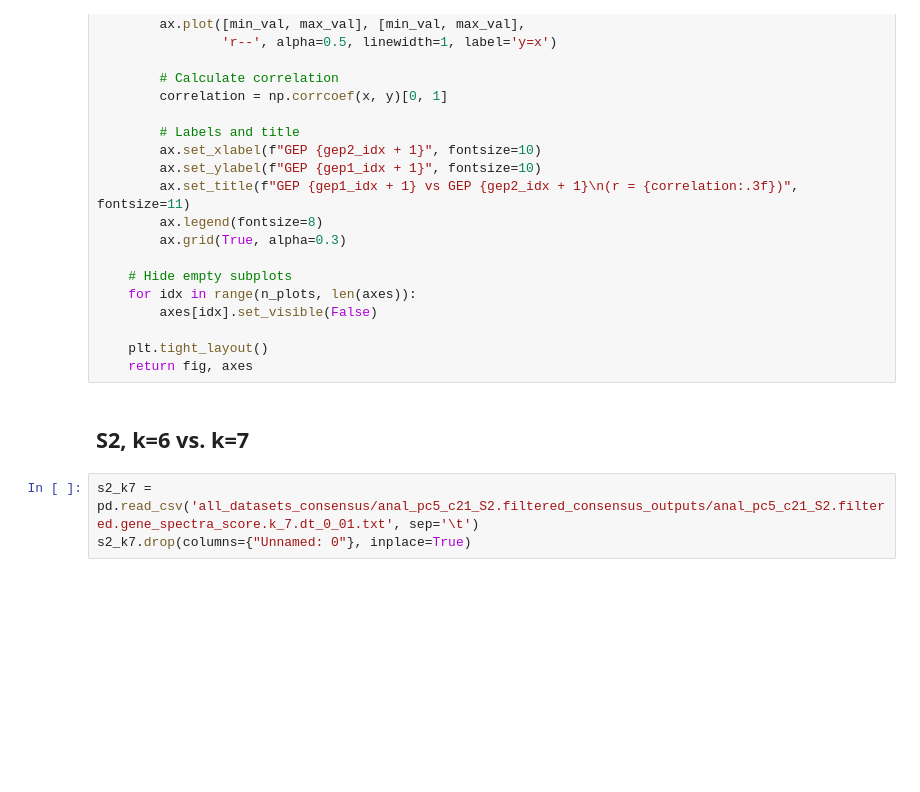
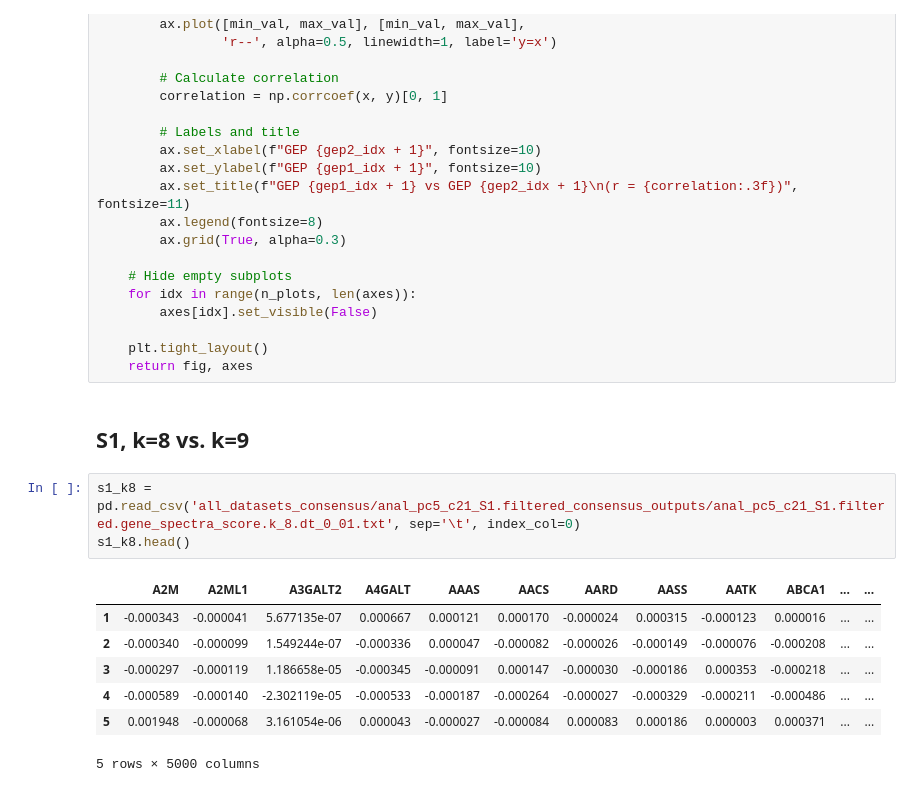
Before and after one commit to sumedhars/dinh-lab-cnmf, a Jupyter notebook: 1_cnmf_result_exploration.ipynb, the cells around one changed output. Drawn from its saved outputs; the diff is of its cells as text; blank space fills up the shorter version.

```diff
--- a/1_cnmf_result_exploration.ipynb
+++ b/1_cnmf_result_exploration.ipynb
@@ -64,7 +64,15 @@ def plot_gep_comparisons(df1, df2, gep_pairs, figsize=(15, 10), ncols=3):
     plt.tight_layout()
     return fig, axes
 # %% [markdown]
-## S2, k=6 vs. k=7
+## S1, k=8 vs. k=9
 # %%
-s2_k7 = pd.read_csv('all_datasets_consensus/anal_pc5_c21_S2.filtered_consensus_outputs/anal_pc5_c21_S2.filtered.gene_spectra_score.k_7.dt_0_01.txt', sep='\t')
-s2_k7.drop(columns={"Unnamed: 0"}, inplace=True)
+s1_k8 = pd.read_csv('all_datasets_consensus/anal_pc5_c21_S1.filtered_consensus_outputs/anal_pc5_c21_S1.filtered.gene_spectra_score.k_8.dt_0_01.txt', sep='\t', index_col=0)
+s1_k8.head()
+# %% [output]
+|  | A2M | A2ML1 | A3GALT2 | A4GALT | AAAS | AACS | AARD | AASS | AATK | ABCA1 | ... | ... |
+| 1 | -0.000343 | -0.000041 | 5.677135e-07 | 0.000667 | 0.000121 | 0.000170 | -0.000024 | 0.000315 | -0.000123 | 0.000016 | ... | ... |
+| 2 | -0.000340 | -0.000099 | 1.549244e-07 | -0.000336 | 0.000047 | -0.000082 | -0.000026 | -0.000149 | -0.000076 | -0.000208 | ... | ... |
+| 3 | -0.000297 | -0.000119 | 1.186658e-05 | -0.000345 | -0.000091 | 0.000147 | -0.000030 | -0.000186 | 0.000353 | -0.000218 | ... | ... |
+| 4 | -0.000589 | -0.000140 | -2.302119e-05 | -0.000533 | -0.000187 | -0.000264 | -0.000027 | -0.000329 | -0.000211 | -0.000486 | ... | ... |
+| 5 | 0.001948 | -0.000068 | 3.161054e-06 | 0.000043 | -0.000027 | -0.000084 | 0.000083 | 0.000186 | 0.000003 | 0.000371 | ... | ... |
+5 rows × 5000 columns
```
Also changed, not shown: parts of 10 cells of this notebook, 12 other files.
